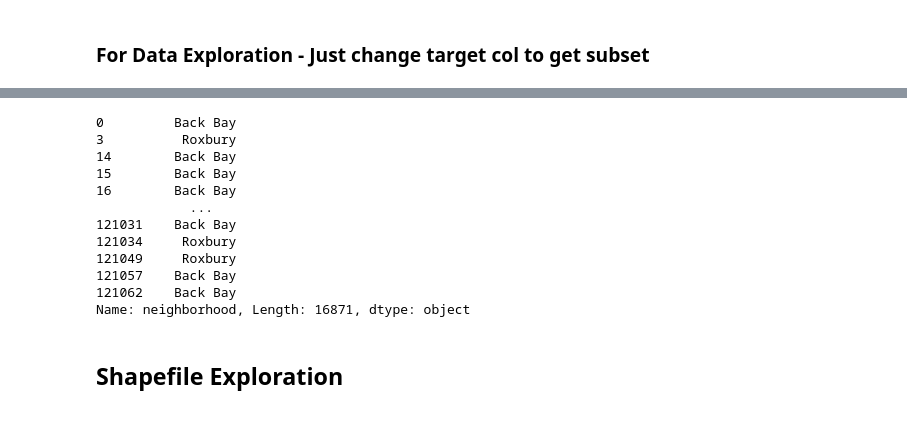
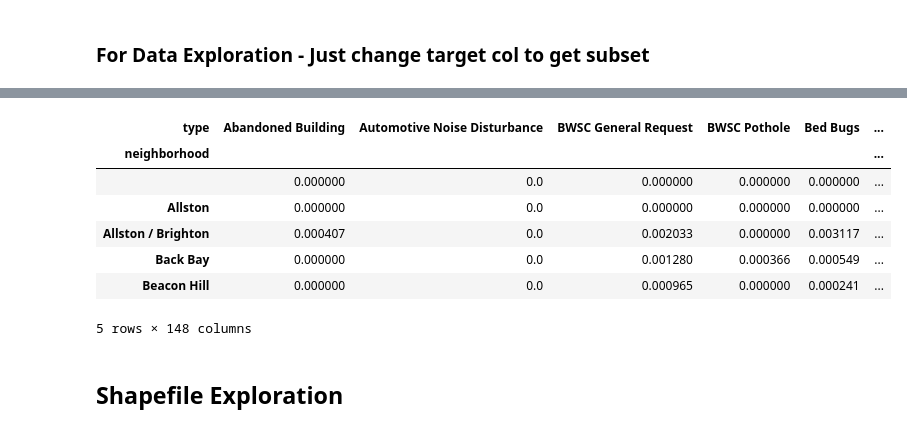
Before and after one commit to cassiecinzori/DS4200_GroupProject_copy, a Jupyter notebook: data_exploration.ipynb, the cells around one changed output, grey strips where cells are left out. Cells and saved outputs as stored; diff of their text form; code cells hidden in the pictures.

```diff
--- a/data_exploration.ipynb
+++ b/data_exploration.ipynb
@@ -1,6 +1,7 @@
 # %% [markdown]
 ### For Data Exploration - Just change target col to get subset
 # %%
+AREA_COL = "neighborhood"
 TARGET_COL = "type"
 # %%
 from api311 import Year
@@ -10,8 +11,9 @@ new = Year("data/cleaned2025.csv")
 old.make_points()
 new.make_points()
 
-old_summary_dct = old.summarize(TARGET_COL)
-new_summary_dct = new.summarize(TARGET_COL)
+old_summary_dct = old.summarize(category_col=AREA_COL, target_col=TARGET_COL)
+
+new_summary_dct = new.summarize(category_col=AREA_COL, target_col=TARGET_COL)
 # %%
-print( old_summary_dct["counts"])
-new_monthly_data = new_summary_dct["monthly"]
+sig15 = old_summary_dct['signatures']
+sig25 = new_summary_dct['signatures']
@@ -49,18 +20,14 @@ new_monthly_data
-# %%
-old.get_subset("neighborhood", ["Roxbury", "Back Bay"], cache=True)["neighborhood"]
-# %% [output]
-0         Back Bay
-3          Roxbury
-14        Back Bay
-15        Back Bay
-16        Back Bay
-            ...
-121031    Back Bay
-121034     Roxbury
-121049     Roxbury
-121057    Back Bay
-121062    Back Bay
-Name: neighborhood, Length: 16871, dtype: object
+# %%
+sig15.head()
+# %% [output]
+| type | Abandoned Building | Automotive Noise Disturbance | BWSC General Request | BWSC Pothole | Bed Bugs | ... |
+| neighborhood |  |  |  |  |  | ... |
+|  | 0.000000 | 0.0 | 0.000000 | 0.000000 | 0.000000 | ... |
+| Allston | 0.000000 | 0.0 | 0.000000 | 0.000000 | 0.000000 | ... |
+| Allston / Brighton | 0.000407 | 0.0 | 0.002033 | 0.000000 | 0.003117 | ... |
+| Back Bay | 0.000000 | 0.0 | 0.001280 | 0.000366 | 0.000549 | ... |
+| Beacon Hill | 0.000000 | 0.0 | 0.000965 | 0.000000 | 0.000241 | ... |
+5 rows × 148 columns
 # %% [markdown]
 ## Shapefile Exploration
 # %%
```
Also changed, not shown: parts of 2 cells of this notebook, 2 other files.
